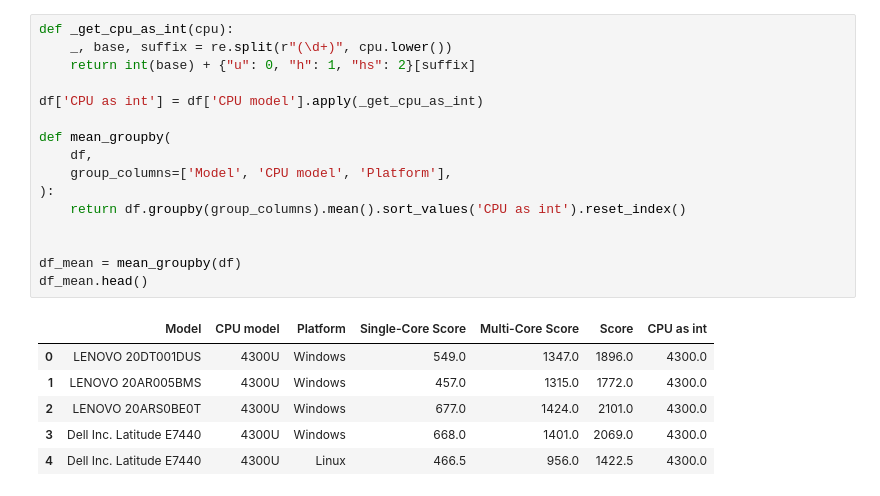
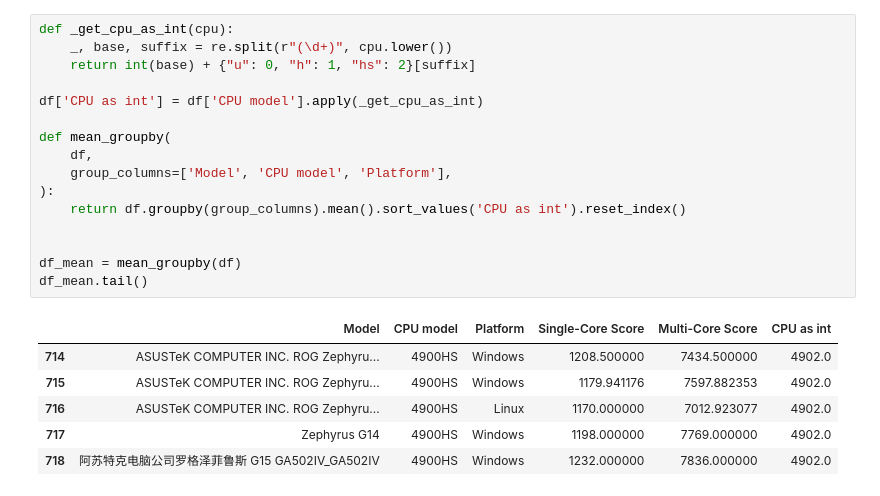
Before and after one commit to kirillstrelkov/playground, a Jupyter notebook: geekbench/ryzen.ipynb, the cells around one changed output. Drawn from its saved outputs; the diff is of its cells as text.

```diff
--- a/geekbench/ryzen.ipynb
+++ b/geekbench/ryzen.ipynb
@@ -46,26 +49,26 @@ counts.head(20)
 # %%
 def _get_cpu_as_int(cpu):
     _, base, suffix = re.split(r"(\d+)", cpu.lower())
     return int(base) + {"u": 0, "h": 1, "hs": 2}[suffix]
 
 df['CPU as int'] = df['CPU model'].apply(_get_cpu_as_int)
 
 def mean_groupby(
     df,
     group_columns=['Model', 'CPU model', 'Platform'],
 ):
     return df.groupby(group_columns).mean().sort_values('CPU as int').reset_index()
 
 
 df_mean = mean_groupby(df)
-df_mean.head()
+df_mean.tail()
 # %% [output]
-|  | Model | CPU model | Platform | Single-Core Score | Multi-Core Score | Score | CPU as int |
-| 0 | LENOVO 20DT001DUS | 4300U | Windows | 549.0 | 1347.0 | 1896.0 | 4300.0 |
-| 1 | LENOVO 20AR005BMS | 4300U | Windows | 457.0 | 1315.0 | 1772.0 | 4300.0 |
-| 2 | LENOVO 20ARS0BE0T | 4300U | Windows | 677.0 | 1424.0 | 2101.0 | 4300.0 |
-| 3 | Dell Inc. Latitude E7440 | 4300U | Windows | 668.0 | 1401.0 | 2069.0 | 4300.0 |
-| 4 | Dell Inc. Latitude E7440 | 4300U | Linux | 466.5 | 956.0 | 1422.5 | 4300.0 |
+|  | Model | CPU model | Platform | Single-Core Score | Multi-Core Score | CPU as int |
+| 714 | ASUSTeK COMPUTER INC. ROG Zephyru... | 4900HS | Windows | 1208.500000 | 7434.500000 | 4902.0 |
+| 715 | ASUSTeK COMPUTER INC. ROG Zephyru... | 4900HS | Windows | 1179.941176 | 7597.882353 | 4902.0 |
+| 716 | ASUSTeK COMPUTER INC. ROG Zephyru... | 4900HS | Linux | 1170.000000 | 7012.923077 | 4902.0 |
+| 717 | Zephyrus G14 | 4900HS | Windows | 1198.000000 | 7769.000000 | 4902.0 |
+| 718 | 阿苏特克电脑公司罗格泽菲鲁斯 G15 GA502IV_GA502IV | 4900HS | Windows | 1232.000000 | 7836.000000 | 4902.0 |
 # %%
 df_mean_cpu = mean_groupby(df, group_columns=['CPU model', 'Platform'])
 
```
Also changed, not shown: parts of 4 cells of this notebook, 1 other file.
